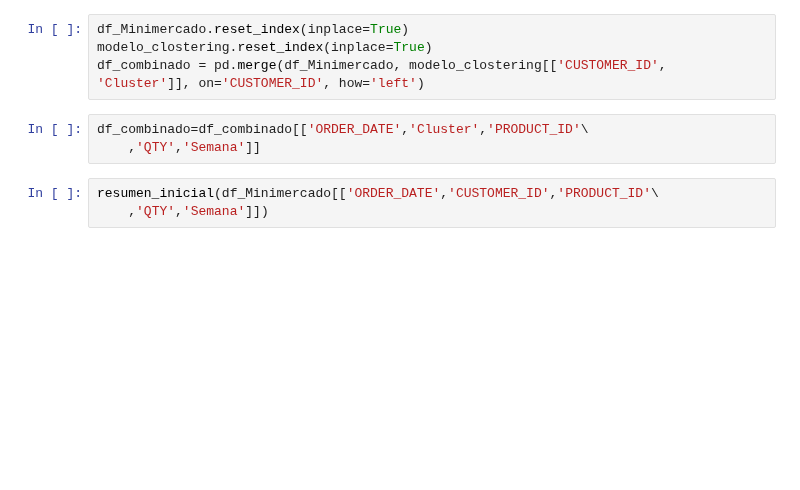
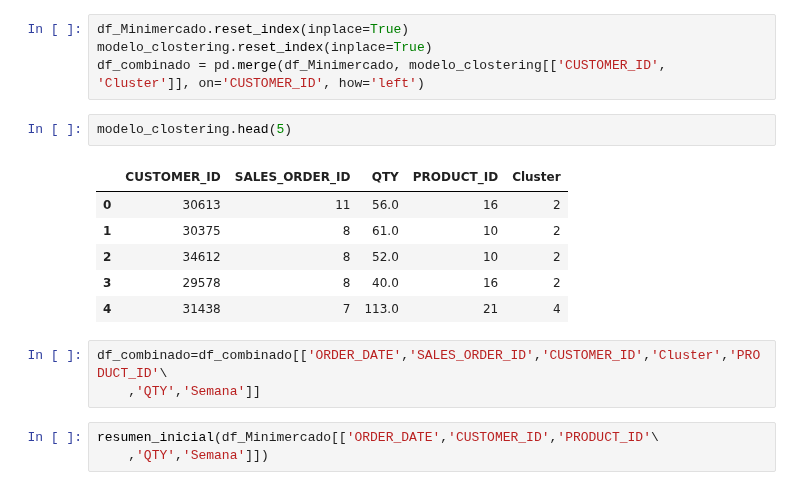
Before and after one commit to andres-eric/Analisis-de-datos-de-ventas-Nutresa, a Jupyter notebook: modelo_closter_clientes.ipynb, the cells around one changed output. Cells and saved outputs as stored; diff of their text form; blank space fills up the shorter version.

```diff
--- a/modelo_closter_clientes.ipynb
+++ b/modelo_closter_clientes.ipynb
@@ -129,8 +137,17 @@ centroide_=centroide(clientes,6)
 df_Minimercado.reset_index(inplace=True)
 modelo_clostering.reset_index(inplace=True)
 df_combinado = pd.merge(df_Minimercado, modelo_clostering[['CUSTOMER_ID', 'Cluster']], on='CUSTOMER_ID', how='left')
+# %%
+modelo_clostering.head(5)
+# %% [output]
+|  | CUSTOMER_ID | SALES_ORDER_ID | QTY | PRODUCT_ID | Cluster |
+| 0 | 30613 | 11 | 56.0 | 16 | 2 |
+| 1 | 30375 | 8 | 61.0 | 10 | 2 |
+| 2 | 34612 | 8 | 52.0 | 10 | 2 |
+| 3 | 29578 | 8 | 40.0 | 16 | 2 |
+| 4 | 31438 | 7 | 113.0 | 21 | 4 |
 # %%
-df_combinado=df_combinado[['ORDER_DATE','Cluster','PRODUCT_ID'\
+df_combinado=df_combinado[['ORDER_DATE','SALES_ORDER_ID','CUSTOMER_ID','Cluster','PRODUCT_ID'\
     ,'QTY','Semana']]
 # %%
 resumen_inicial(df_Minimercado[['ORDER_DATE','CUSTOMER_ID','PRODUCT_ID'\
```
Also changed, not shown: parts of 6 cells of this notebook.
